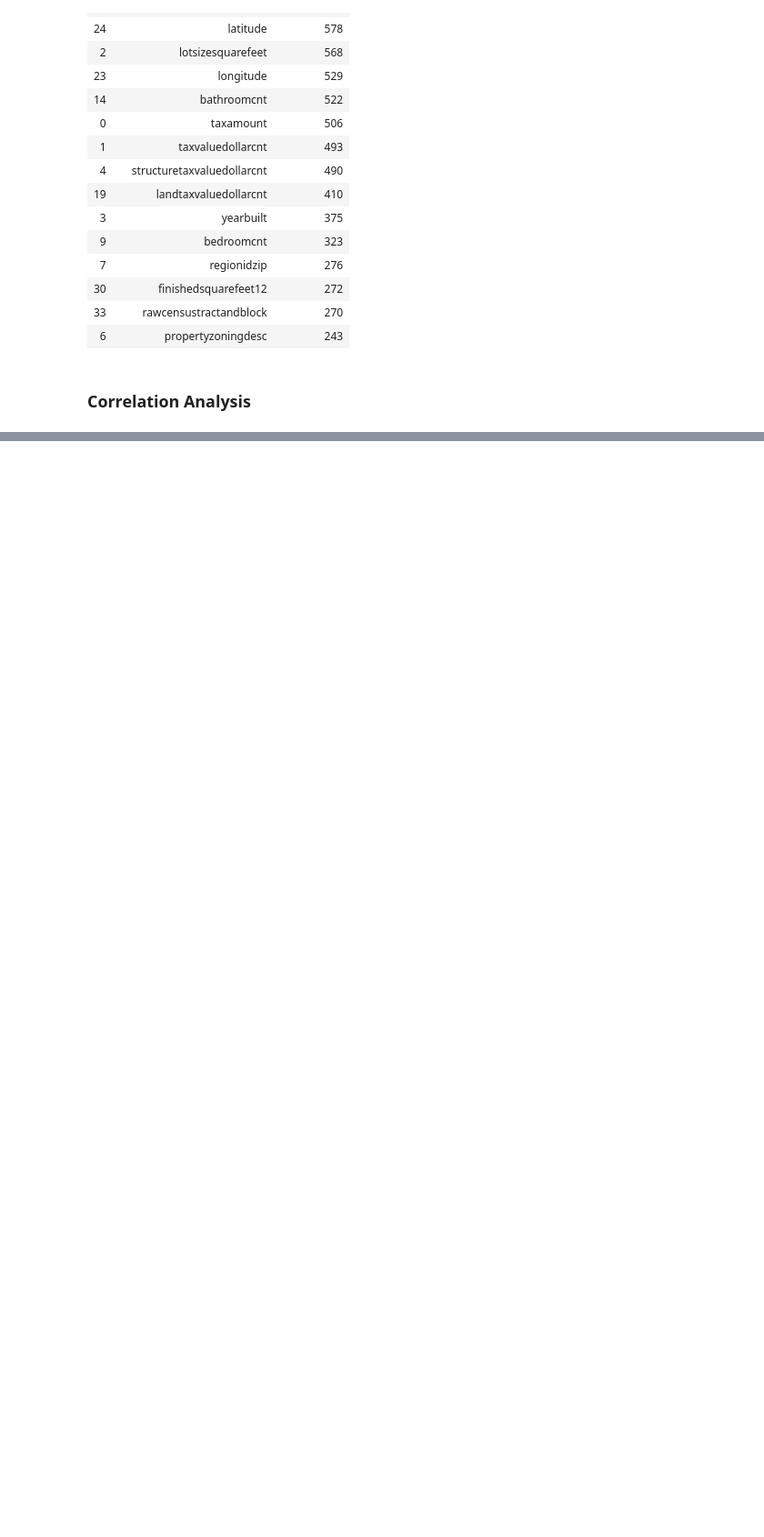
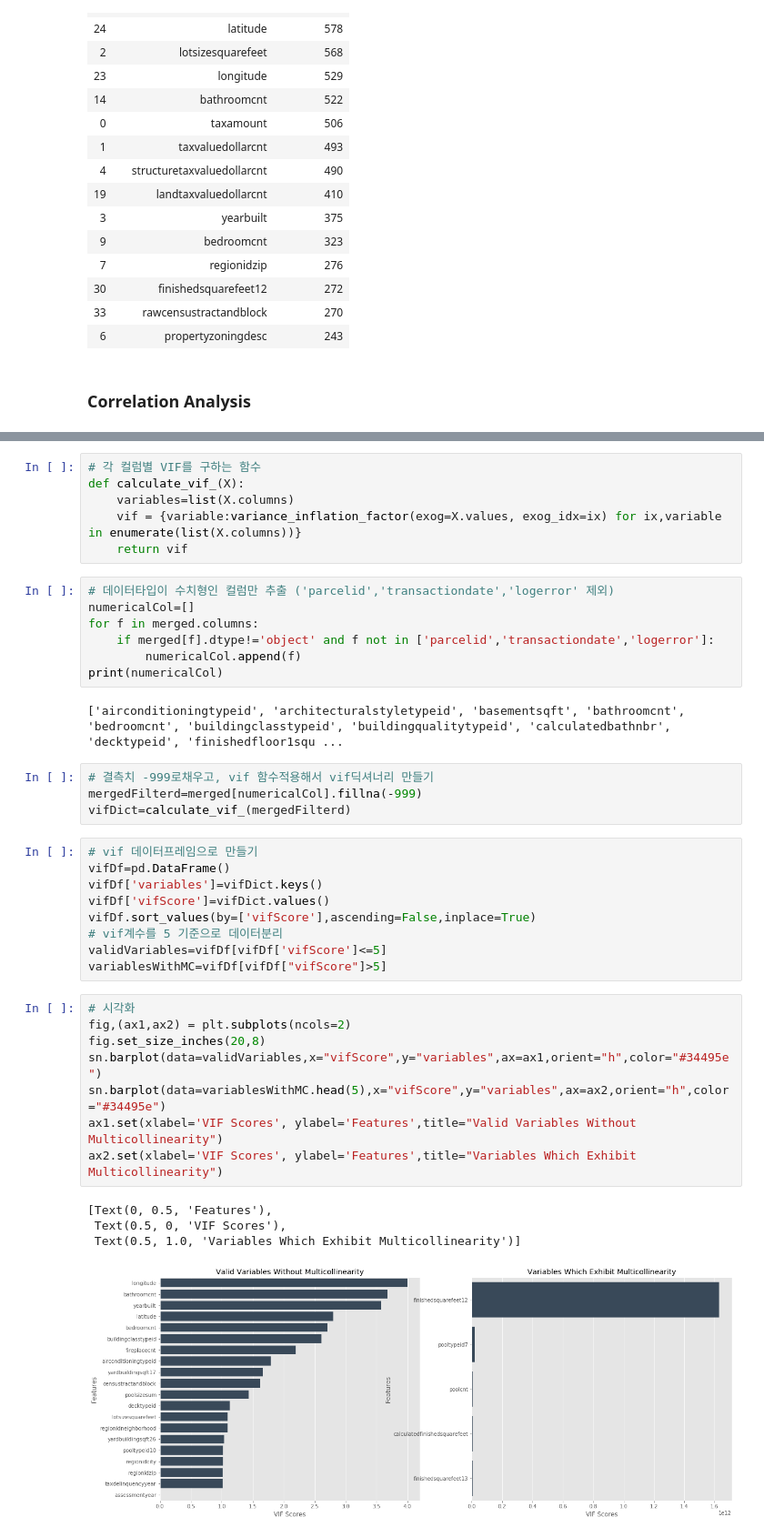
Before and after one commit to suhyun-cho/Dive-to-Kaggle, a Jupyter notebook: Zillow-prize/EDA On Missing Values & Multicollinearity.ipynb, the cells around one changed output, grey strips where cells are left out. Shown at 91% size. Drawn from its saved outputs; the diff is of its cells as text; blank space fills up the shorter version.

Commit message:
check Multicollinearity Analysis

```diff
--- a/Zillow-prize/EDA On Missing Values & Multicollinearity.ipynb
+++ b/Zillow-prize/EDA On Missing Values & Multicollinearity.ipynb
@@ -192,0 +239,41 @@ features.head(15)
+# %%
+# 각 컬럼별 VIF를 구하는 함수
+def calculate_vif_(X):
+    variables=list(X.columns)
+    vif = {variable:variance_inflation_factor(exog=X.values, exog_idx=ix) for ix,variable in enumerate(list(X.columns))}
+    return vif
+# %%
+# 데이터타입이 수치형인 컬럼만 추출 ('parcelid','transactiondate','logerror' 제외)
+numericalCol=[]
+for f in merged.columns:
+    if merged[f].dtype!='object' and f not in ['parcelid','transactiondate','logerror']:
+        numericalCol.append(f)
+print(numericalCol)
+# %% [output]
+['airconditioningtypeid', 'architecturalstyletypeid', 'basementsqft', 'bathroomcnt', 'bedroomcnt', 'buildingclasstypeid', 'buildingqualitytypeid', 'calculatedbathnbr', 'decktypeid', 'finishedfloor1squ ...
+# %%
+# 결측치 -999로채우고, vif 함수적용해서 vif딕셔너리 만들기
+mergedFilterd=merged[numericalCol].fillna(-999)
+vifDict=calculate_vif_(mergedFilterd)
+# %%
+# vif 데이터프레임으로 만들기
+vifDf=pd.DataFrame()
+vifDf['variables']=vifDict.keys()
+vifDf['vifScore']=vifDict.values()
+vifDf.sort_values(by=['vifScore'],ascending=False,inplace=True)
+# vif계수를 5 기준으로 데이터분리
+validVariables=vifDf[vifDf['vifScore']<=5]
+variablesWithMC=vifDf[vifDf["vifScore"]>5]
+# %%
+# 시각화
+fig,(ax1,ax2) = plt.subplots(ncols=2)
+fig.set_size_inches(20,8)
+sn.barplot(data=validVariables,x="vifScore",y="variables",ax=ax1,orient="h",color="#34495e")
+sn.barplot(data=variablesWithMC.head(5),x="vifScore",y="variables",ax=ax2,orient="h",color="#34495e")
+ax1.set(xlabel='VIF Scores', ylabel='Features',title="Valid Variables Without Multicollinearity")
+ax2.set(xlabel='VIF Scores', ylabel='Features',title="Variables Which Exhibit Multicollinearity")
+# %% [output]
+[Text(0, 0.5, 'Features'),
+ Text(0.5, 0, 'VIF Scores'),
+ Text(0.5, 1.0, 'Variables Which Exhibit Multicollinearity')]
+[figure, added]
```
Also changed, not shown: parts of 15 cells of this notebook.
